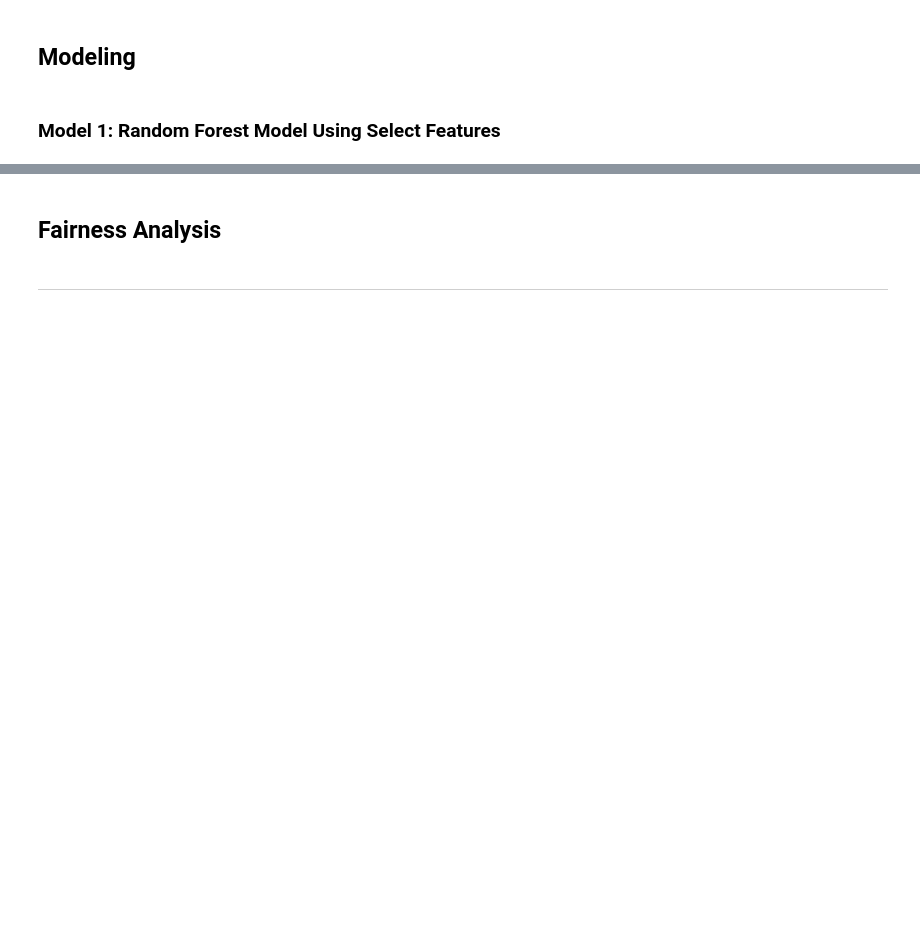
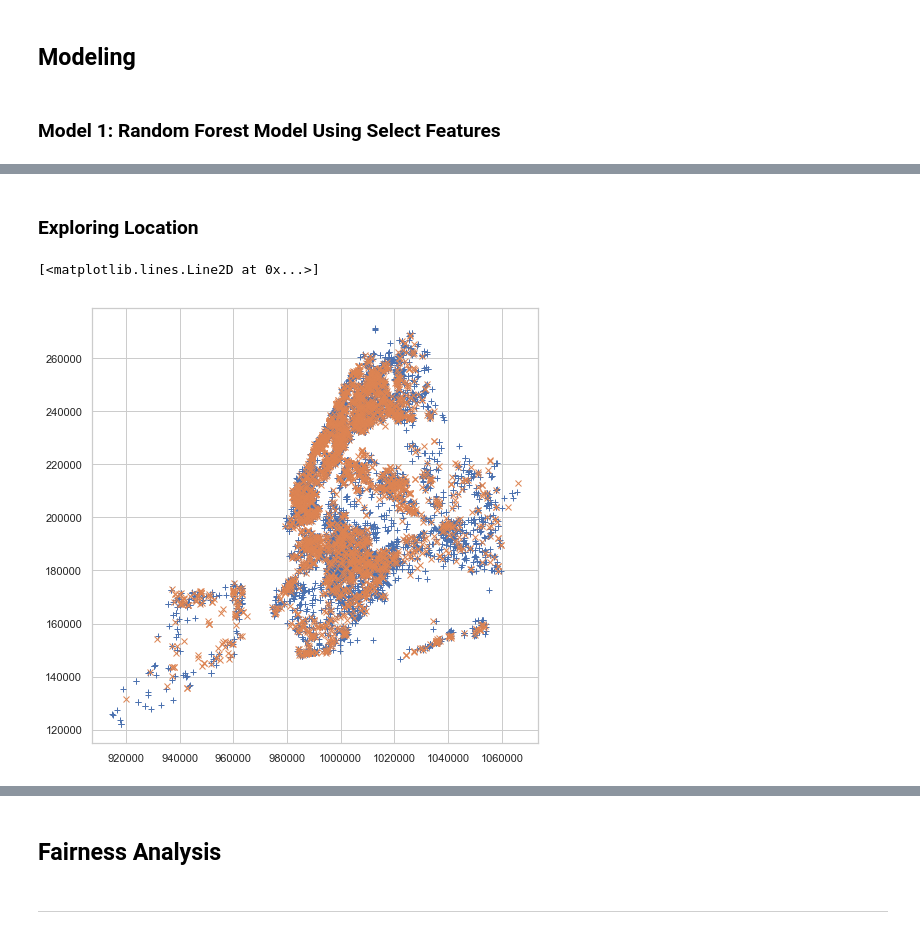
Before and after one commit to phoebewong/NYPD-Algorithm-Fairness, a Jupyter notebook: src/NYPD-Algorithm-Fairness.ipynb, the cells around one changed output, grey strips where cells are left out. Drawn from its saved outputs; the diff is of its cells as text; code cells hidden in the pictures; blank space fills up the shorter version.

```diff
--- a/src/NYPD-Algorithm-Fairness.ipynb
+++ b/src/NYPD-Algorithm-Fairness.ipynb
@@ -231,0 +382,11 @@ ax.set_title('Feature Importances');
+# %% [markdown]
+### Exploring Location
+# %%
+df_0 = model_df[model_df['SUSPECT_ARRESTED_FLAG'] == 0].copy()
+df_1 = model_df[model_df['SUSPECT_ARRESTED_FLAG'] == 1].copy()
+fig, ax = plt.subplots(figsize=(8,8))
+ax.plot(df_0['STOP_LOCATION_X'], df_0['STOP_LOCATION_Y'], '+', label='safe')
+ax.plot(df_1['STOP_LOCATION_X'], df_1['STOP_LOCATION_Y'], 'x', label='arre')
+# %% [output]
+[<matplotlib.lines.Line2D at 0x...>]
+[figure, added]
```
Also changed, not shown: parts of 19 cells of this notebook.
